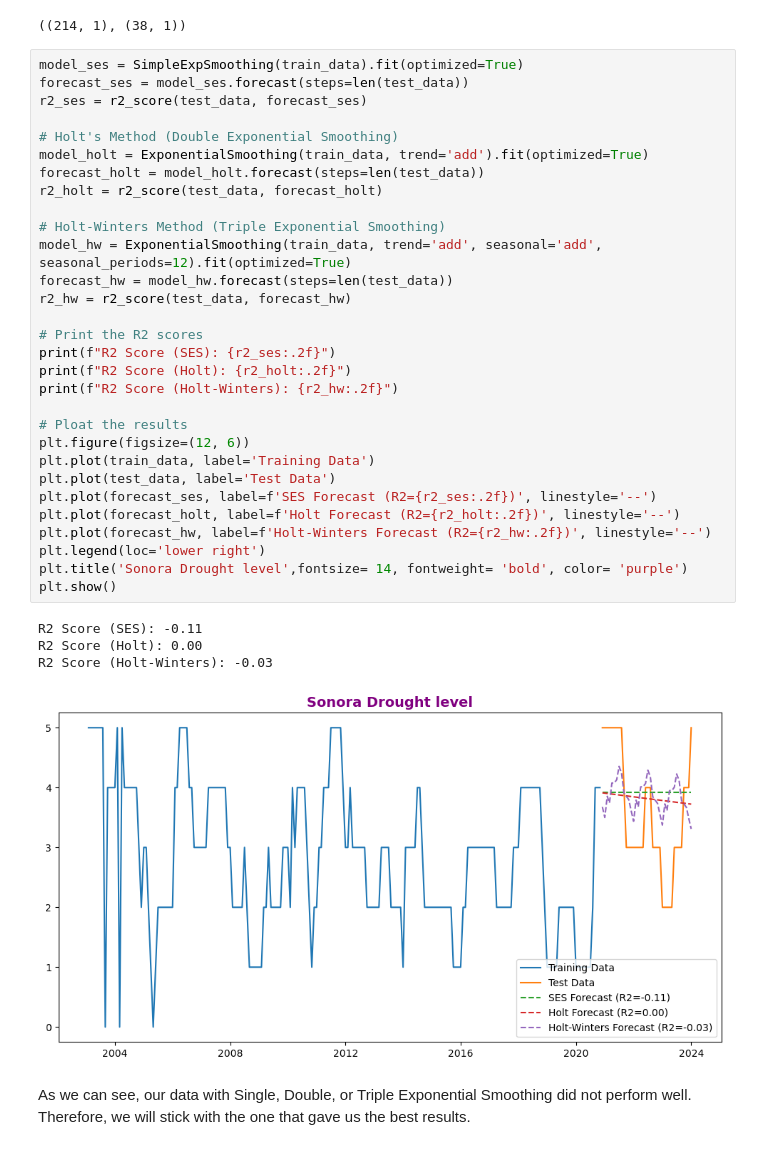
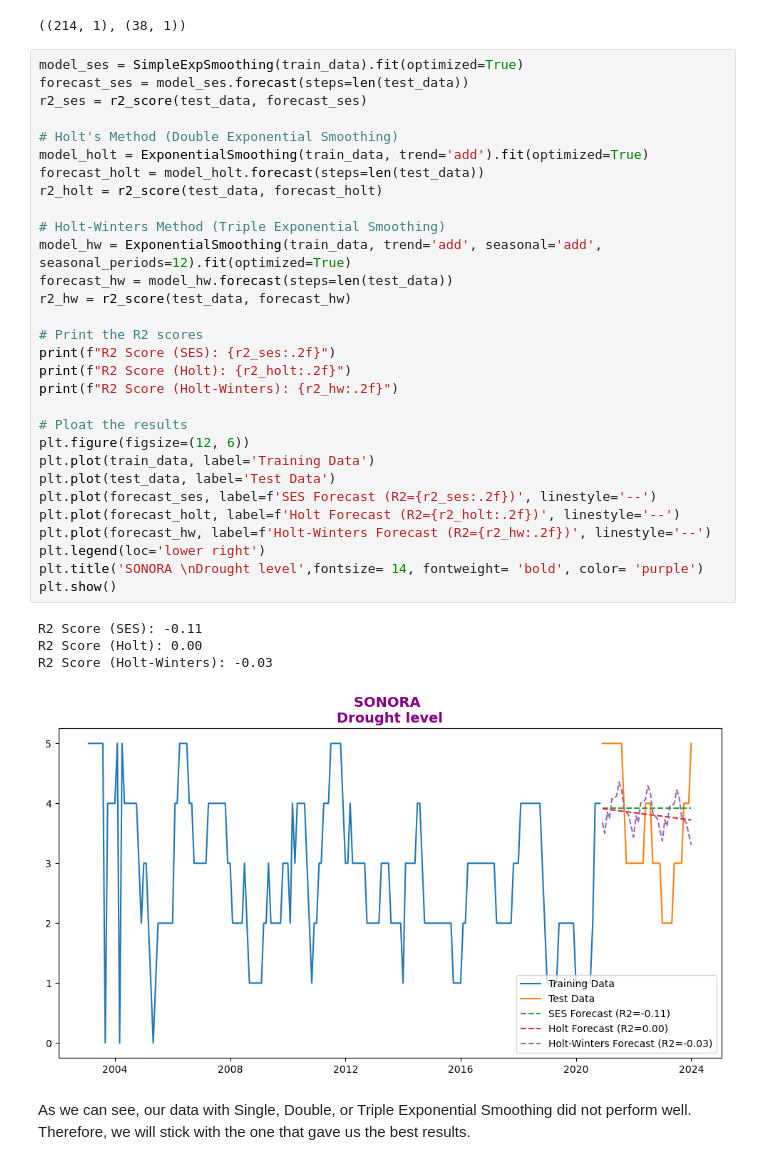
Before and after one commit to CCT-Dublin/capstone-project-feb-2024-ft-Denisse14GT, a Jupyter notebook: Ca3.ipynb, the cells around one changed output. Drawn from its saved outputs; the diff is of its cells as text.

```diff
--- a/Ca3.ipynb
+++ b/Ca3.ipynb
@@ -1344,35 +1338,35 @@ forecast_ses = model_ses.forecast(steps=len(test_data))
 r2_ses = r2_score(test_data, forecast_ses)
 
 # Holt's Method (Double Exponential Smoothing)
 model_holt = ExponentialSmoothing(train_data, trend='add').fit(optimized=True)
 forecast_holt = model_holt.forecast(steps=len(test_data))
 r2_holt = r2_score(test_data, forecast_holt)
 
 # Holt-Winters Method (Triple Exponential Smoothing)
 model_hw = ExponentialSmoothing(train_data, trend='add', seasonal='add', seasonal_periods=12).fit(optimized=True)
 forecast_hw = model_hw.forecast(steps=len(test_data))
 r2_hw = r2_score(test_data, forecast_hw)
 
 # Print the R2 scores
 print(f"R2 Score (SES): {r2_ses:.2f}")
 print(f"R2 Score (Holt): {r2_holt:.2f}")
 print(f"R2 Score (Holt-Winters): {r2_hw:.2f}")
 
 # Ploat the results
 plt.figure(figsize=(12, 6))
 plt.plot(train_data, label='Training Data')
 plt.plot(test_data, label='Test Data')
 plt.plot(forecast_ses, label=f'SES Forecast (R2={r2_ses:.2f})', linestyle='--')
 plt.plot(forecast_holt, label=f'Holt Forecast (R2={r2_holt:.2f})', linestyle='--')
 plt.plot(forecast_hw, label=f'Holt-Winters Forecast (R2={r2_hw:.2f})', linestyle='--')
 plt.legend(loc='lower right')
-plt.title('Sonora Drought level',fontsize= 14, fontweight= 'bold', color= 'purple')
+plt.title('SONORA \nDrought level',fontsize= 14, fontweight= 'bold', color= 'purple')
 plt.show()
 # %% [output]
 R2 Score (SES): -0.11
 R2 Score (Holt): 0.00
 R2 Score (Holt-Winters): -0.03
-[figure, old version]
+[figure, new version]
 # %% [markdown]
 As we can see, our data with Single, Double, or Triple Exponential Smoothing did not perform well. Therefore, we will stick with the one that gave us the best results.
 # %%
```
Also changed, not shown: parts of 68 cells of this notebook.
